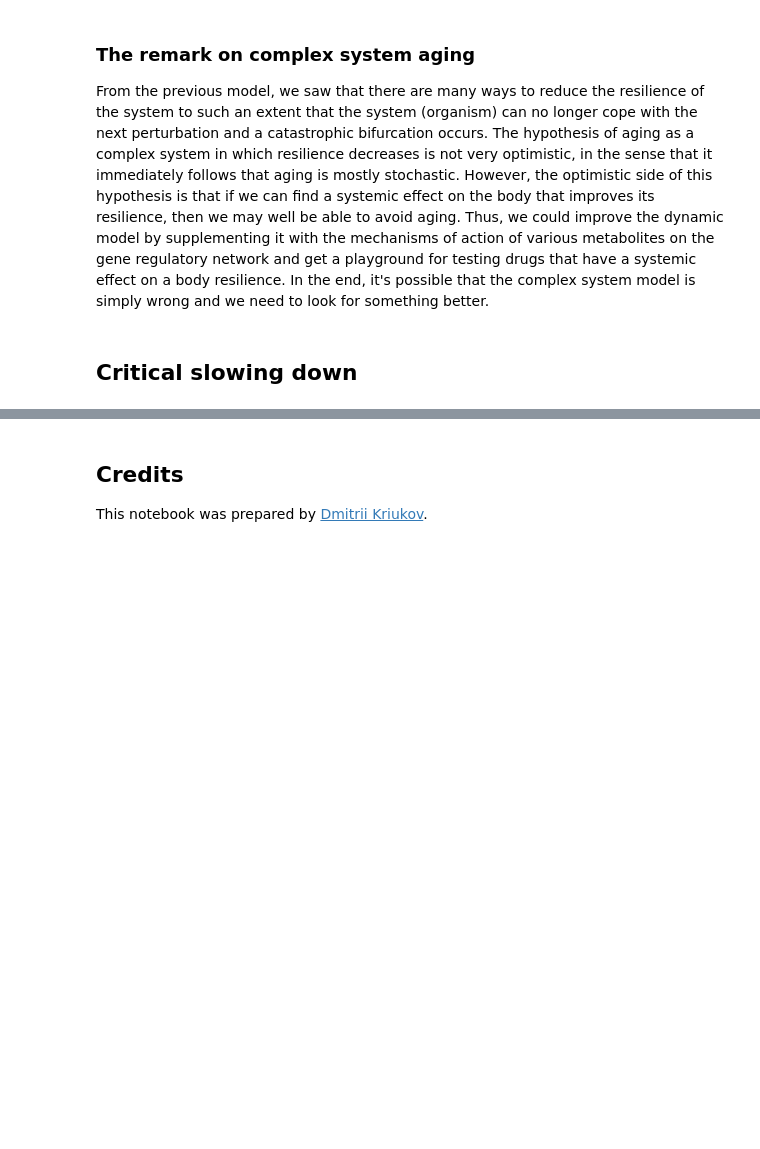
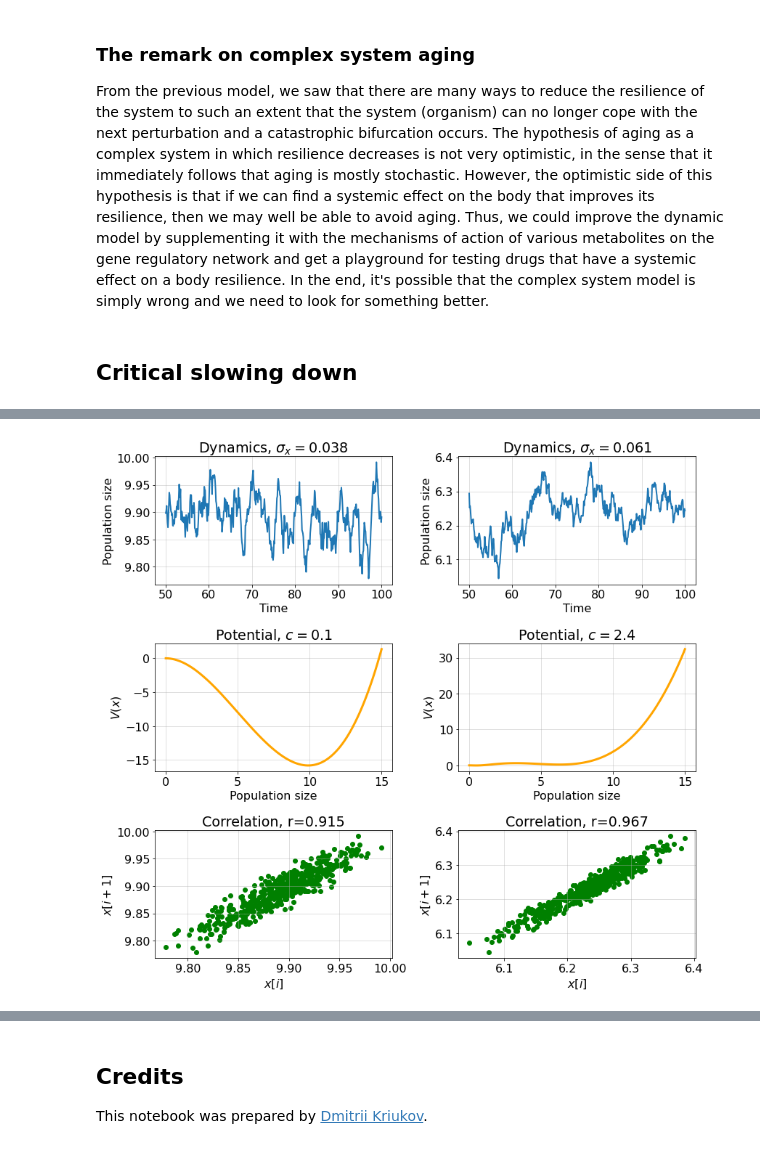
Before and after one commit to ComputationalAgingLab/computational_aging_course, a Jupyter notebook: _sources/dyn/system_resilience.ipynb, the cells around one changed output, grey strips where cells are left out. Drawn from its saved outputs; the diff is of its cells as text; code cells hidden in the pictures; blank space fills up the shorter version.

```diff
--- a/_sources/dyn/system_resilience.ipynb
+++ b/_sources/dyn/system_resilience.ipynb
@@ -651,7 +651,7 @@ This system can be solved analytically, but now we use numerical solution with s
 def compute_linear_ODE(t, x0, M):
     f = lambda x, M: M @ x
     dt = t[1] - t[0]
-    x = np.empty((2, t.shape[0]))
+    x = np.empty((2, n))
     x[:, 0] = x0
     for i in range(1, m): #Forward Euler integration
         x[:, i] = x[:, i-1] + dt * f(x[:, i-1], M)
@@ -992,7 +992,7 @@ def compute_nonlinear_ODE(t, x0, A, B):
     dt = t[1] - t[0]
     x = np.empty((n, t.shape[0]))
     x[:, 0] = x0
-    for i in range(1, t.shape[0]): #Forward Euler integration
+    for i in range(1, n): #Forward Euler integration
         x[:, i] = x[:, i-1] + dt * f(x[:, i-1], A, B)
     return x
 
@@ -1191,0 +1220,49 @@ From the previous model, we saw that there are many ways to reduce the resilienc
+# %%
+def compute_nonlinear_SDE(t, x0, K, c, sigma=0.05):
+    f = lambda x, K, c: x * (1 - x/K) - c * (x**2 / (1 + x**2))
+    dt = t[1] - t[0]
+    n = t.shape[0]
+    x = np.empty((n))
+    x[0] = x0
+    for i in range(1, n): #Forward Euler integration
+        eps = np.random.randn(1) #N(0, 1)
+        x[i] = x[i-1] + dt * f(x[i-1], K, c) + np.sqrt(dt) * sigma * eps #note about square root of dt
+    return x
+
+V = lambda x, K, c: -c * (np.arctan(x) - x) + x**3 / (3 * K) - x**2 / 2 #potential function
+
+n = 1000 # number of integration steps
+t = np.linspace(0, 100, n)
+xx = np.linspace(0, 15, 100) #support for the potential function
+K = 10. #carrying capacity
+x0 = 10.0
+
+fig, ax = plt.subplots(3, 2, figsize=(12,11))
+for i, c in enumerate([0.1, 2.4]): #different removal rates (aka harvest rate)
+    x = compute_nonlinear_SDE(t, x0, K, c=c, sigma=0.05)
+    v = V(xx, K, c=c)
+    #dynamics
+    std = np.std(x[n//2:], ddof=1)
+    ax[0, i].set_xlabel('Time')
+    ax[0, i].set_ylabel('Population size')
+    ax[0, i].set_title(f'Dynamics, $\sigma_x={round(std, 3)}$')
+    ##plot from the middle
+    ax[0, i].plot(t[n//2:], x[n//2:], lw=2);
+    ax[0, i].grid(alpha=0.5)
+    #potential
+    ax[1, i].set_xlabel('Population size')
+    ax[1, i].set_ylabel('$V(x)$')
+    ax[1, i].set_title(f'Potential, $c={c}$')
+    ax[1, i].plot(xx, v, lw=3, color='orange');
+    ax[1, i].grid(alpha=0.5)
+    #correlation
+    r = np.corrcoef(x[n//2:-1], x[n//2+1:])[0,1]
+    ax[2, i].set_xlabel('$x[i]$')
+    ax[2, i].set_ylabel('$x[i+1]$')
+    ax[2, i].set_title(f'Correlation, r={round(r, 3)}')
+    ax[2, i].scatter(x[n//2:-1], x[n//2+1:], color='green');
+    ax[2, i].grid(alpha=0.5)
+
+plt.tight_layout()
+# %% [output]
+[figure, added]
```
Also changed, not shown: parts of 34 cells of this notebook, 14 other files.
